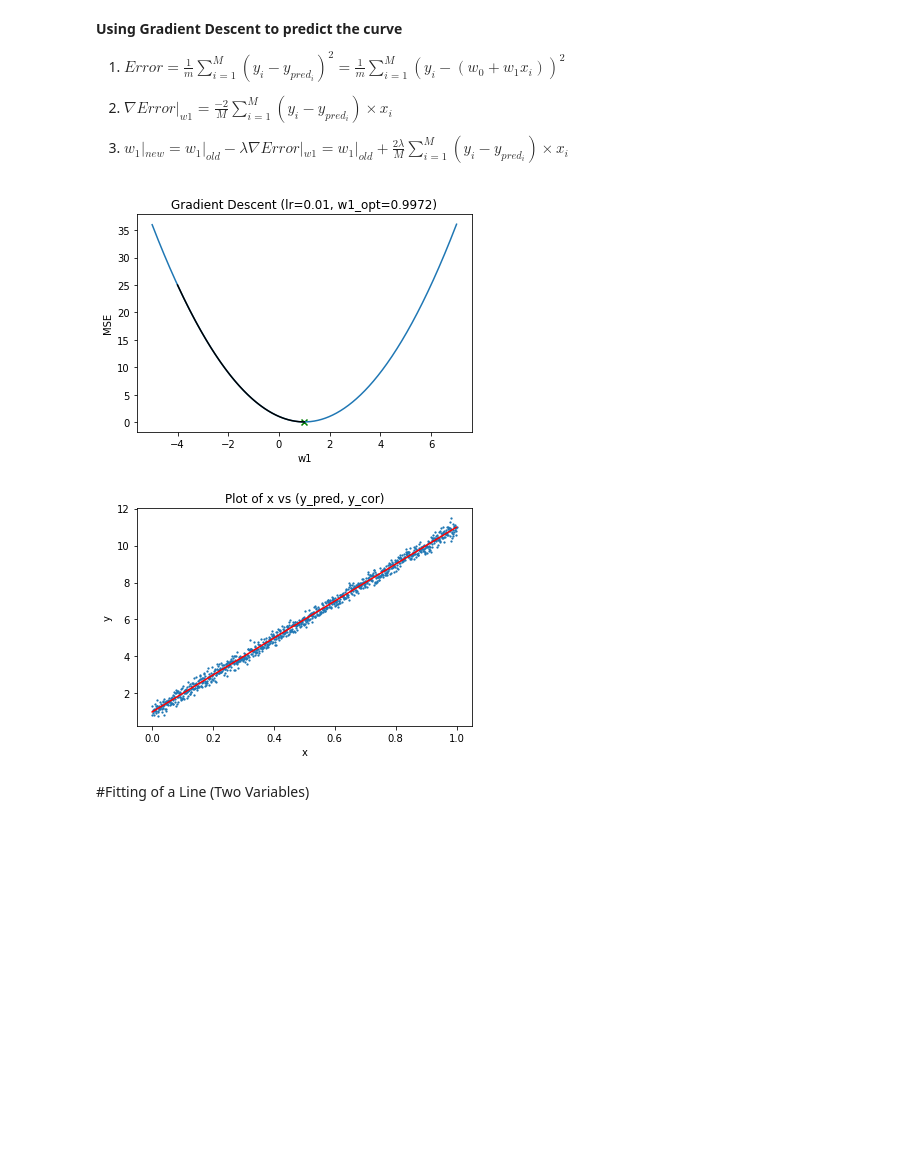
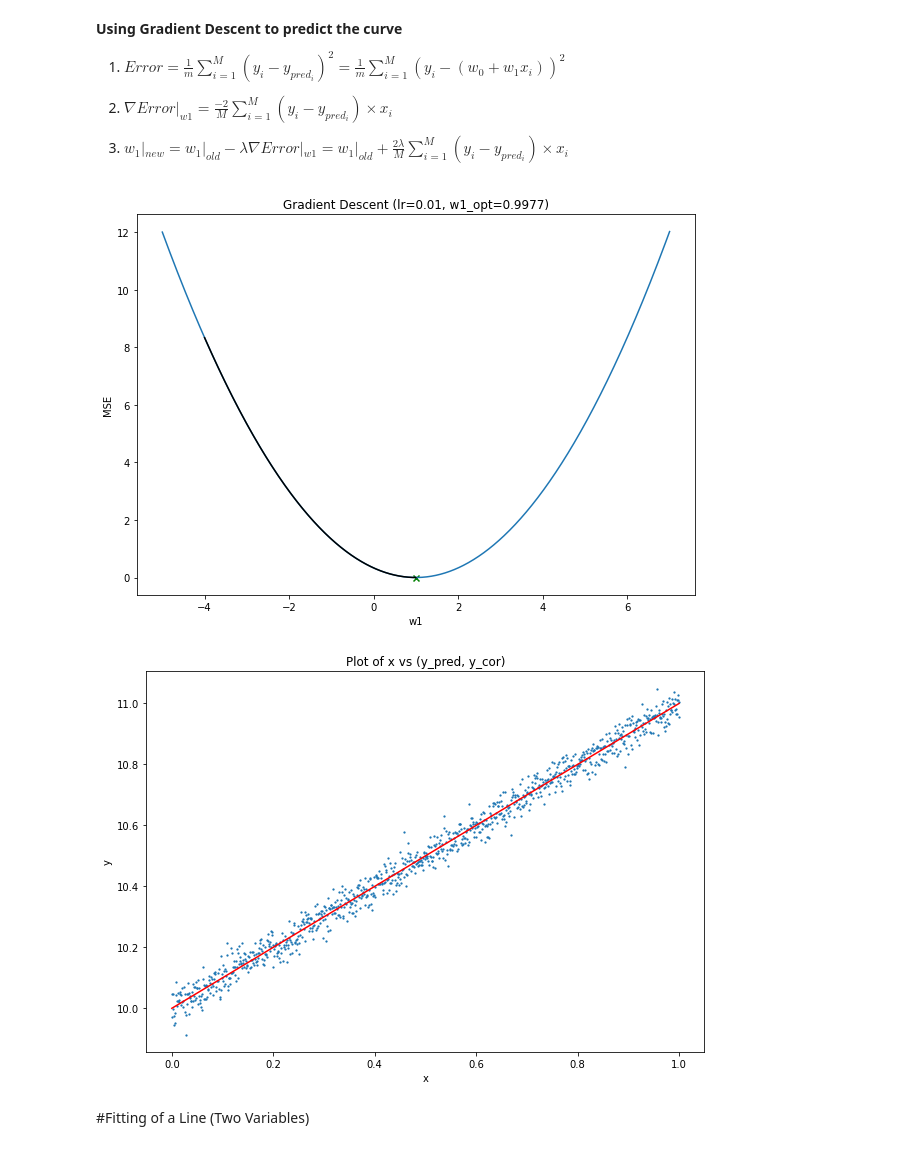
Before and after one commit to shashankp28/PRML-Lab-22, a Jupyter notebook: Assignment_5/Lab_5_Regression.ipynb, the cells around one changed output. Drawn from its saved outputs; the diff is of its cells as text; code cells hidden in the pictures; blank space fills up the shorter version.

Commit message:
Graph part done

```diff
--- a/Assignment_5/Lab_5_Regression.ipynb
+++ b/Assignment_5/Lab_5_Regression.ipynb
@@ -22,8 +22,9 @@ import matplotlib.pyplot as plt
 ## Write your code here
 x = np.linspace(start=0, stop=1, num=1000)
 w = np.array([10, 1])
-y = np.transpose(np.append(x, np.ones((1000))).reshape(2, 1000)) @ w
+y = np.transpose(np.append(np.ones((1000)), x).reshape(2, 1000)) @ w
 
+plt.figure(figsize=(10, 7))
 plt.plot(x, y)
 plt.xlabel("x")
 plt.ylabel("y")
@@ -39,9 +40,10 @@ Text(0.5, 1.0, 'Plot of x vs y')
 3. Plot ($x$,$y_{cor}$) (use scatter plot)
 # %%
 ## Write your code here
-y_cor = np.add(y, np.random.normal(0, 0.2, size=(1000,)))
+y_cor = np.add(y, np.random.normal(0, 0.03, size=(1000,)))
 print(y_cor.shape)
 
+plt.figure(figsize=(10, 7))
 plt.scatter(x, y_cor, s=1.5)
 plt.xlabel("x")
 plt.ylabel("y_cor")
@@ -71,7 +73,7 @@ errors = []
 
 for w1 in w1_space:
     w = np.array([w0_guess, w1])
-    y_pred = np.transpose(np.append(x, np.ones((1000))).reshape(2, 1000)) @ w
+    y_pred = np.append(np.ones((1000)), x).reshape(2, 1000).T @ w
     error = np.sum(np.subtract(y_cor, y_pred)**2)/1000
     errors.append(error)
     if error<best_error:
@@ -80,6 +82,7 @@ for w1 in w1_space:
 
 errors = np.array(errors)
 
+plt.figure(figsize=(10, 7))
 plt.plot(w1_space, errors)
 plt.scatter(w_best[1], best_error, marker='x', c='red')
 plt.xlabel("w1")
@@ -87,8 +90,9 @@ plt.ylabel("MSE")
 plt.title(f'Plot of w1 vs MSE (Best Weight w1 = {round(w_best[1], 4)})')
 plt.show()
 
-y_pred = np.transpose(np.append(x, np.ones((1000))).reshape(2, 1000)) @ w_best
+y_pred = np.transpose(np.append(np.ones((1000)), x).reshape(2, 1000)) @ w_best
 
+plt.figure(figsize=(10, 7))
 plt.plot(x, y_pred, c='red')
 plt.scatter(x, y_cor, s=1.5)
 plt.xlabel("x")
@@ -118,39 +122,41 @@ w1_init = -4
 errors2 = []
 w1_vals = []
 
-X = np.transpose(np.append(x, np.ones((1000))).reshape(2, 1000))
+X = np.transpose(np.append(np.ones((1000)), x).reshape(2, 1000))
 
 for i in range(max_iter):
     w = np.array([w0_guess, w1_init])
     y_pred = X @ w
 
     error = np.sum(np.subtract(y_cor, y_pred)**2)/1000
     errors2.append(error)
     w1_vals.append(w1_init)
 
     grad = 2* np.dot(x, (y_pred - y_cor))/1000
     w1_init = w1_init - _lambda * grad
 
     if abs(grad)<tol: break
 
+plt.figure(figsize=(10, 7))
 plt.plot(w1_space, errors)
 plt.plot(w1_vals, errors2, c='black')
 plt.scatter(w1_init, error, c='green', marker='x')
 plt.xlabel("w1")
 plt.ylabel("MSE")
 plt.title(f"Gradient Descent (lr={_lambda}, w1_opt={round(w1_init, 4)})")
 plt.show()
 
 y_pred = X @ w
+plt.figure(figsize=(10, 7))
 plt.plot(x, y_pred, c='red')
 plt.scatter(x, y_cor, s=1.5)
 plt.xlabel("x")
 plt.ylabel("y")
 plt.title("Plot of x vs (y_pred, y_cor)")
 plt.show()
 # %% [output]
-[figure, old version]
+[figure, new version]
-[figure, old version]
+[figure, new version]
 # %% [markdown]
 #Fitting of a Line (Two Variables)
 # %% [markdown]
```
Also changed, not shown: parts of 16 cells of this notebook.
